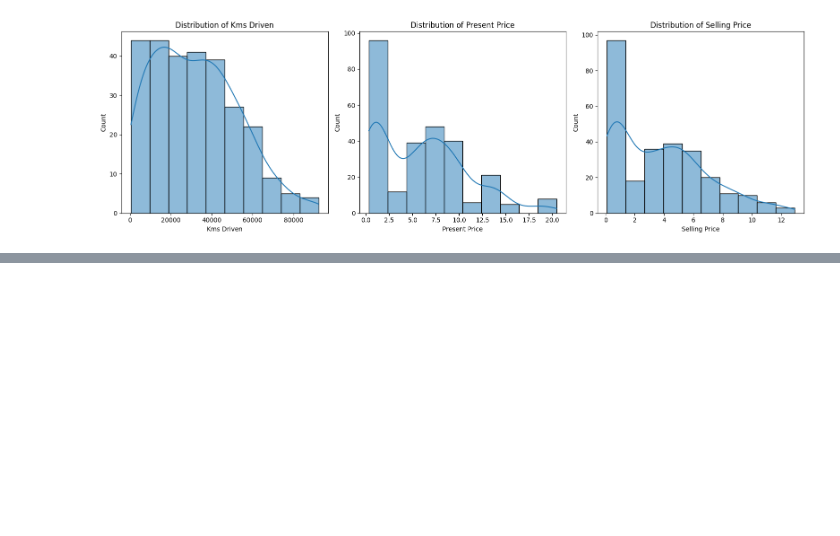
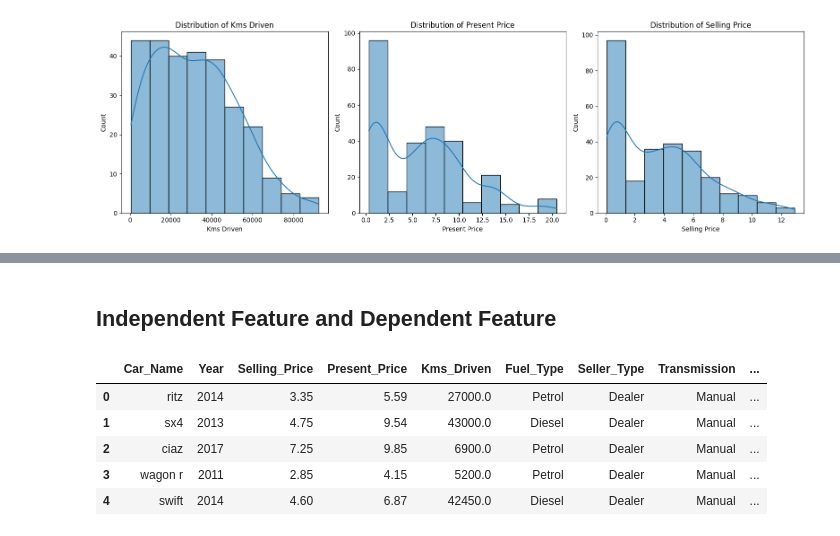
Before and after one commit to nikeshgamal24/Car-Price-Prediction-Project, a Jupyter notebook: Car_Price_Prediction_Regression_Project.ipynb, the cells around one changed output, grey strips where cells are left out. Saved outputs shown, nothing was run; the diff lists cells and outputs as text; code cells hidden in the pictures; blank space fills up the shorter version.

```diff
--- a/Car_Price_Prediction_Regression_Project.ipynb
+++ b/Car_Price_Prediction_Regression_Project.ipynb
@@ -437,0 +504,11 @@ Histograms After Outliers Treatment using Trimming Method
+# %% [markdown]
+## Independent Feature and Dependent Feature
+# %%
+new_data_df_capped.head()
+# %% [output]
+|  | Car_Name | Year | Selling_Price | Present_Price | Kms_Driven | Fuel_Type | Seller_Type | Transmission | ... |
+| 0 | ritz | 2014 | 3.35 | 5.59 | 27000.0 | Petrol | Dealer | Manual | ... |
+| 1 | sx4 | 2013 | 4.75 | 9.54 | 43000.0 | Diesel | Dealer | Manual | ... |
+| 2 | ciaz | 2017 | 7.25 | 9.85 | 6900.0 | Petrol | Dealer | Manual | ... |
+| 3 | wagon r | 2011 | 2.85 | 4.15 | 5200.0 | Petrol | Dealer | Manual | ... |
+| 4 | swift | 2014 | 4.60 | 6.87 | 42450.0 | Diesel | Dealer | Manual | ... |
```
Also changed, not shown: parts of 36 cells of this notebook.
